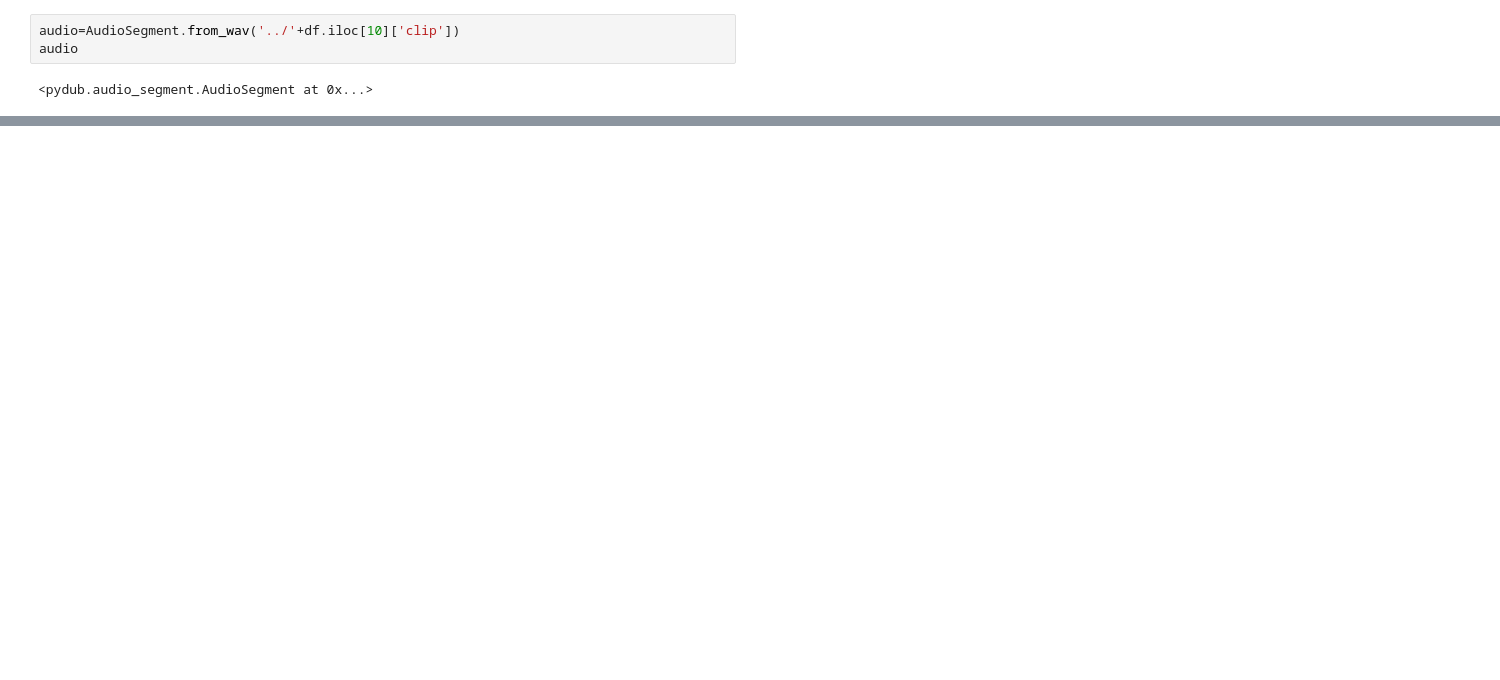
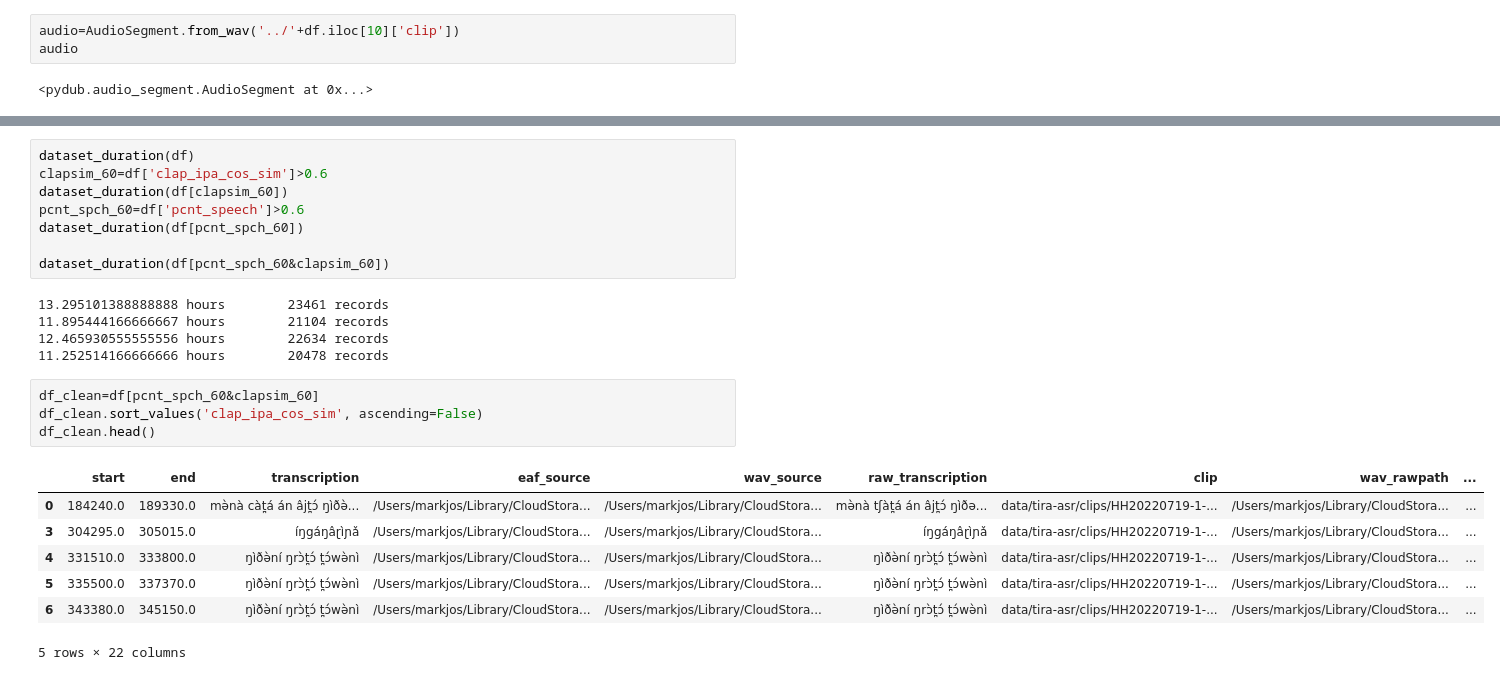
Before and after one commit to markjosims/malachor5, a Jupyter notebook: notebooks/tira_asr_cleaning.ipynb, the cells around one changed output, grey strips where cells are left out. Drawn from its saved outputs; the diff is of its cells as text; blank space fills up the shorter version.

```diff
--- a/notebooks/tira_asr_cleaning.ipynb
+++ b/notebooks/tira_asr_cleaning.ipynb
@@ -903,0 +927,25 @@ audio
+# %%
+dataset_duration(df)
+clapsim_60=df['clap_ipa_cos_sim']>0.6
+dataset_duration(df[clapsim_60])
+pcnt_spch_60=df['pcnt_speech']>0.6
+dataset_duration(df[pcnt_spch_60])
+
+dataset_duration(df[pcnt_spch_60&clapsim_60])
+# %% [output]
+13.295101388888888 hours        23461 records
+11.895444166666667 hours        21104 records
+12.465930555555556 hours        22634 records
+11.252514166666666 hours        20478 records
+# %%
+df_clean=df[pcnt_spch_60&clapsim_60]
+df_clean.sort_values('clap_ipa_cos_sim', ascending=False)
+df_clean.head()
+# %% [output]
+|  | start | end | transcription | eaf_source | wav_source | raw_transcription | clip | wav_rawpath | ... |
+| 0 | 184240.0 | 189330.0 | mə̀nà càt̪á án âjt̪ɔ́ ŋìðə̀... | /Users/markjos/Library/CloudStora... | /Users/markjos/Library/CloudStora... | mə̀nà tʃàt̪á án âjt̪ɔ́ ŋìðə... | data/tira-asr/clips/HH20220719-1-... | /Users/markjos/Library/CloudStora... | ... |
+| 3 | 304295.0 | 305015.0 | íŋgáŋâɽìɲǎ | /Users/markjos/Library/CloudStora... | /Users/markjos/Library/CloudStora... | íŋgáŋâɽìɲǎ | data/tira-asr/clips/HH20220719-1-... | /Users/markjos/Library/CloudStora... | ... |
+| 4 | 331510.0 | 333800.0 | ŋìðə̀ní ŋrɔ̀t̪ɔ́ t̪ɔ́wə̀nì | /Users/markjos/Library/CloudStora... | /Users/markjos/Library/CloudStora... | ŋìðə̀ní ŋrɔ̀t̪ɔ́ t̪ɔ́wə̀nì | data/tira-asr/clips/HH20220719-1-... | /Users/markjos/Library/CloudStora... | ... |
+| 5 | 335500.0 | 337370.0 | ŋìðə̀ní ŋrɔ̀t̪ɔ́ t̪ɔ́wə̀nì | /Users/markjos/Library/CloudStora... | /Users/markjos/Library/CloudStora... | ŋìðə̀ní ŋrɔ̀t̪ɔ́ t̪ɔ́wə̀nì | data/tira-asr/clips/HH20220719-1-... | /Users/markjos/Library/CloudStora... | ... |
+| 6 | 343380.0 | 345150.0 | ŋìðə̀ní ŋrɔ̀t̪ɔ́ t̪ɔ́wə̀nì | /Users/markjos/Library/CloudStora... | /Users/markjos/Library/CloudStora... | ŋìðə̀ní ŋrɔ̀t̪ɔ́ t̪ɔ́wə̀nì | data/tira-asr/clips/HH20220719-1-... | /Users/markjos/Library/CloudStora... | ... |
+5 rows × 22 columns
```
Also changed, not shown: parts of 5 cells of this notebook, 1 other file.
